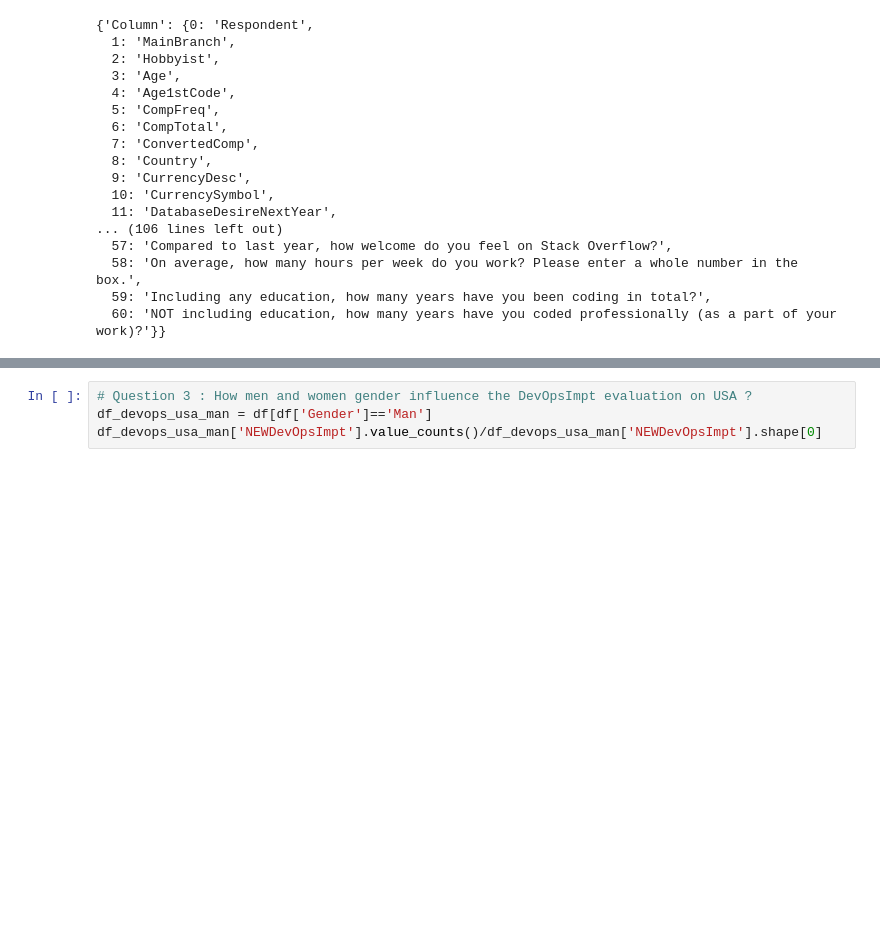
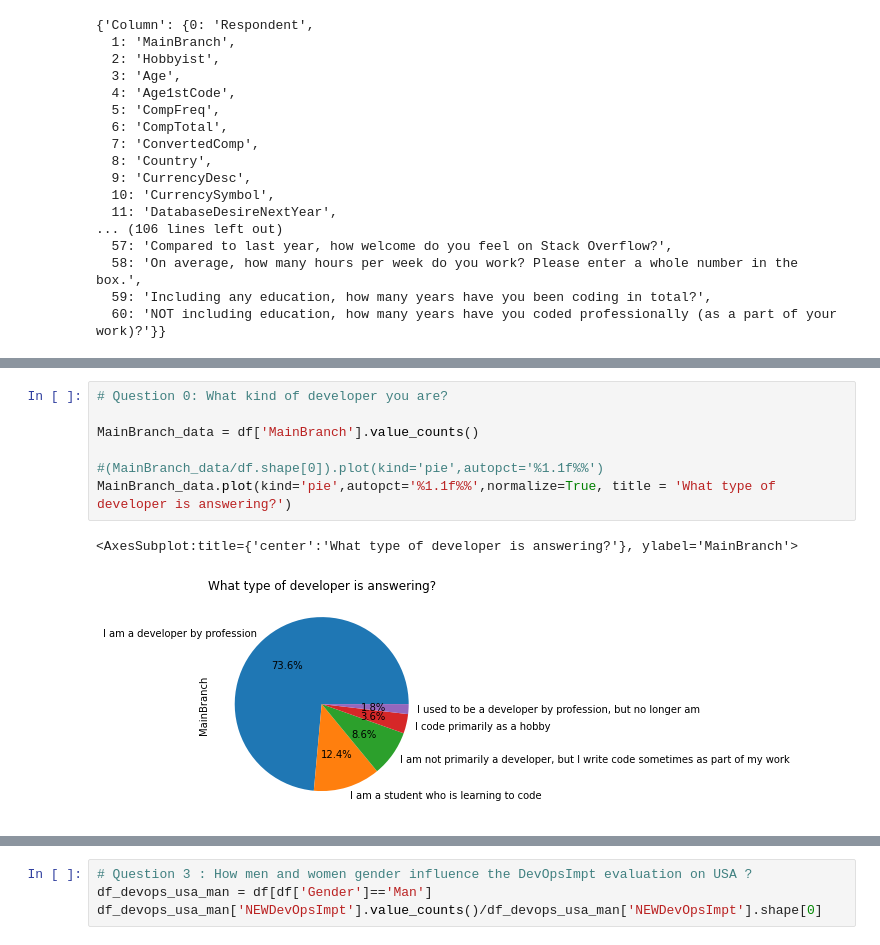
Before and after one commit to edivaldojuniorch/stackoverflow_2020_analysis, a Jupyter notebook: StackOverflow Survey 2020.ipynb, the cells around one changed output, grey strips where cells are left out. Cells and saved outputs as stored; diff of their text form; blank space fills up the shorter version.

```diff
--- a/StackOverflow Survey 2020.ipynb
+++ b/StackOverflow Survey 2020.ipynb
@@ -25,0 +60,10 @@ df_scheme.to_dict()
+# %%
+# Question 0: What kind of developer you are?
+
+MainBranch_data = df['MainBranch'].value_counts()
+
+#(MainBranch_data/df.shape[0]).plot(kind='pie',autopct='%1.1f%%')
+MainBranch_data.plot(kind='pie',autopct='%1.1f%%',normalize=True, title = 'What type of developer is answering?')
+# %% [output]
+<AxesSubplot:title={'center':'What type of developer is answering?'}, ylabel='MainBranch'>
+[figure, added]
```
Also changed, not shown: parts of 9 cells of this notebook.
